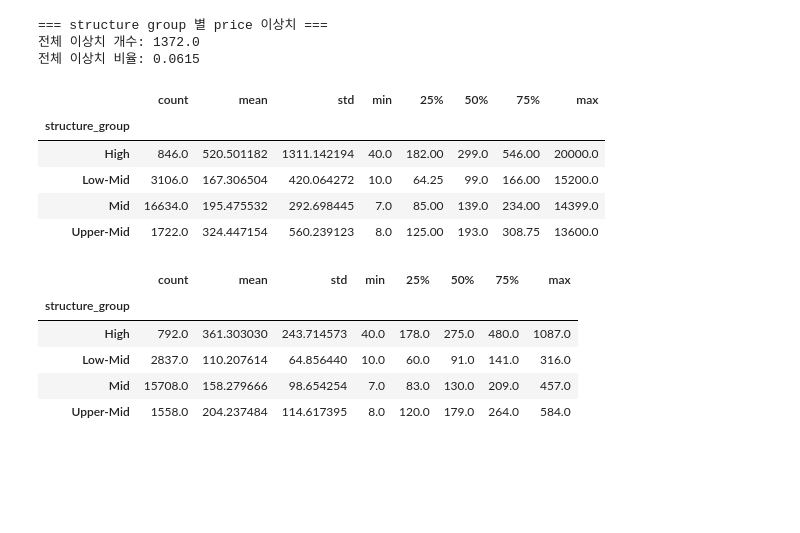
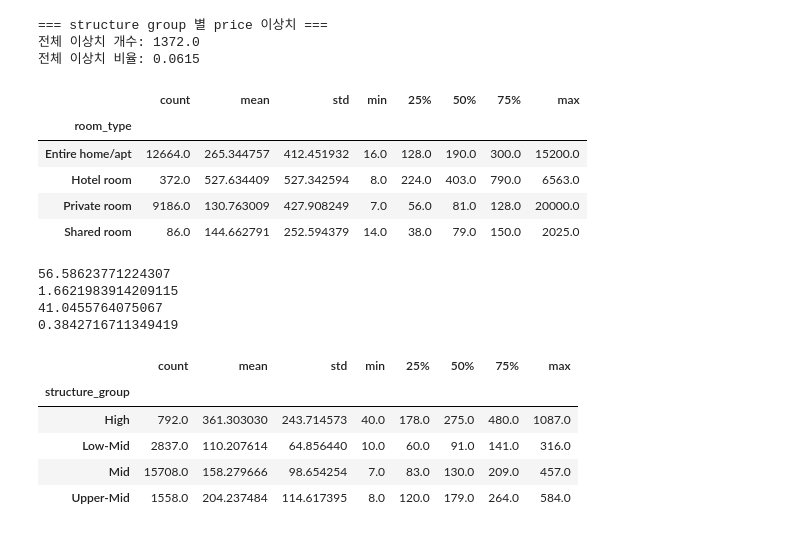
Before and after one commit to jiwon512/advanced_project, a Jupyter notebook: hye_project/01_Preprocessing/check_outlier_final.ipynb, the cells around one changed output. Saved outputs shown, nothing was run; the diff lists cells and outputs as text; code cells hidden in the pictures; blank space fills up the shorter version.

```diff
--- a/hye_project/01_Preprocessing/check_outlier_final.ipynb
+++ b/hye_project/01_Preprocessing/check_outlier_final.ipynb
@@ -1049,7 +1056,7 @@ labels = sch.fcluster(Z, t=5, criterion='maxclust')
 
 # 4) 매핑
 struct_grp_map = dict(zip(index, labels))
-df['structure_group'] = df['structure_type'].map(struct_grp_map)
+df['room_structure_group'] = df['room_structure_type'].map(struct_grp_map)
 
 print("=== 구조유형 → 그룹번호 ===")
 for k in sorted(set(labels)):
@@ -1079,13 +1086,13 @@ display(grp_stat)
 | 1.0 | 846 | 299.0 | 182.0 | 546.00 |
 # %%
 # 예시 매핑: townhouse → 4
-df.loc[df.structure_type == 'townhouse', 'structure_group'] = 4
-df.loc[df.structure_type == 'barn', 'structure_group'] = 5
-df.loc[df.structure_type == 'kezhan', 'structure_group'] = 2
-df.loc[df.structure_type == 'ranch', 'structure_group'] = 2
-df.loc[df.structure_type == 'dome', 'structure_group'] = 2
+df.loc[df.room_structure_type == 'townhouse', 'room_structure_group'] = 4
+df.loc[df.room_structure_type == 'barn', 'room_structure_group'] = 5
+df.loc[df.room_structure_type == 'kezhan', 'room_structure_group'] = 2
+df.loc[df.room_structure_type == 'ranch', 'room_structure_group'] = 2
+df.loc[df.room_structure_type == 'dome', 'room_structure_group'] = 2
 # %%
-df['structure_group'] = df['structure_group'].astype(int)
+df['room_structure_group'] = df['room_structure_group'].astype(int)
 group_name_map = {2: "Low-Mid", 4: "Mid", 5: "Upper-Mid",  1: "High"}
-df['structure_group'] = df['structure_group'].map(group_name_map)
+df['room_structure_group'] = df['room_structure_group'].map(group_name_map)
 # %%
@@ -1128,9 +1135,9 @@ def robust_group_outlier_bounds(df, group_col, val_col, k=3):
         out.append((g, med, lower, upper, len(vals)))
     return pd.DataFrame(out, columns=[group_col, 'median', 'lower', 'upper', 'n'])
 
-bounds = robust_group_outlier_bounds(df, 'structure_group', 'price', k=3)
+bounds = robust_group_outlier_bounds(df, 'room_structure_group', 'price', k=3)
 
-df = df.merge(bounds, on='structure_group', how='left')
+df = df.merge(bounds, on='room_structure_group', how='left')
 df['is_outlier'] = (df['price'] < df['lower']) | (df['price'] > df['upper'])
 # %%
 # Assume `df_filtered` already exists in the environment
@@ -1181,14 +1188,25 @@ print(f"전체 이상치 비율: {type_outlier_ratio:.4f}")
 전체 이상치 개수: 1372.0
 전체 이상치 비율: 0.0615
 # %%
-df.groupby('structure_group')['price'].describe()
+df.groupby('room_structure_group')['price'].describe()
+df.groupby('room_type')['price'].describe()
 # %% [output]
 |  | count | mean | std | min | 25% | 50% | 75% | max |
-| structure_group |  |  |  |  |  |  |  |  |
-| High | 846.0 | 520.501182 | 1311.142194 | 40.0 | 182.00 | 299.0 | 546.00 | 20000.0 |
-| Low-Mid | 3106.0 | 167.306504 | 420.064272 | 10.0 | 64.25 | 99.0 | 166.00 | 15200.0 |
-| Mid | 16634.0 | 195.475532 | 292.698445 | 7.0 | 85.00 | 139.0 | 234.00 | 14399.0 |
-| Upper-Mid | 1722.0 | 324.447154 | 560.239123 | 8.0 | 125.00 | 193.0 | 308.75 | 13600.0 |
+| room_type |  |  |  |  |  |  |  |  |
+| Entire home/apt | 12664.0 | 265.344757 | 412.451932 | 16.0 | 128.0 | 190.0 | 300.0 | 15200.0 |
+| Hotel room | 372.0 | 527.634409 | 527.342594 | 8.0 | 224.0 | 403.0 | 790.0 | 6563.0 |
+| Private room | 9186.0 | 130.763009 | 427.908249 | 7.0 | 56.0 | 81.0 | 128.0 | 20000.0 |
+| Shared room | 86.0 | 144.662791 | 252.594379 | 14.0 | 38.0 | 79.0 | 150.0 | 2025.0 |
+# %%
+print(12664.0/22380*100)
+print(372.0/22380*100)
+print(9186.0/22380*100)
+print(86.0/22380*100)
+# %% [output]
+56.58623771224307
+1.6621983914209115
+41.0455764075067
+0.3842716711349419
 # %%
 stats_clean = (
     df.groupby('structure_group')['price']
```
Also changed, not shown: parts of 11 cells of this notebook, 3 other files.
